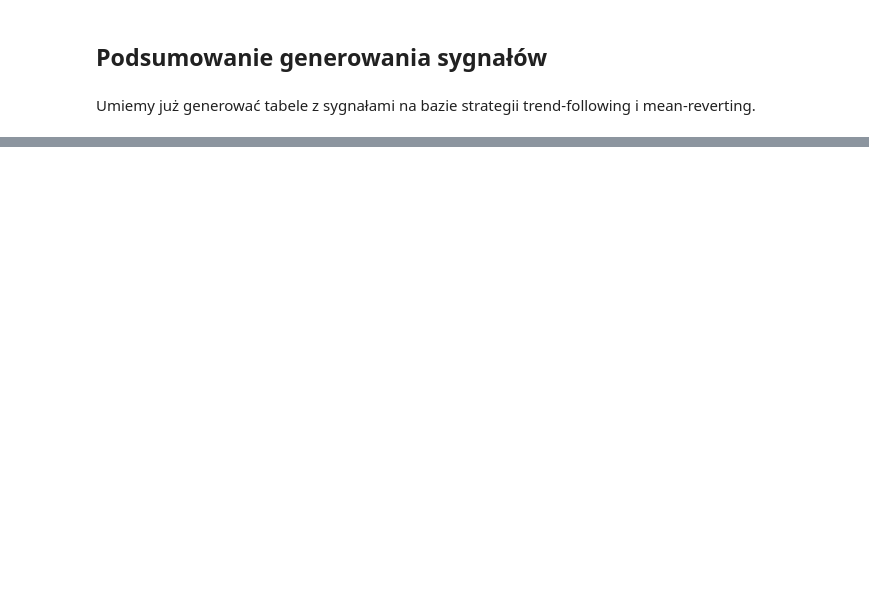
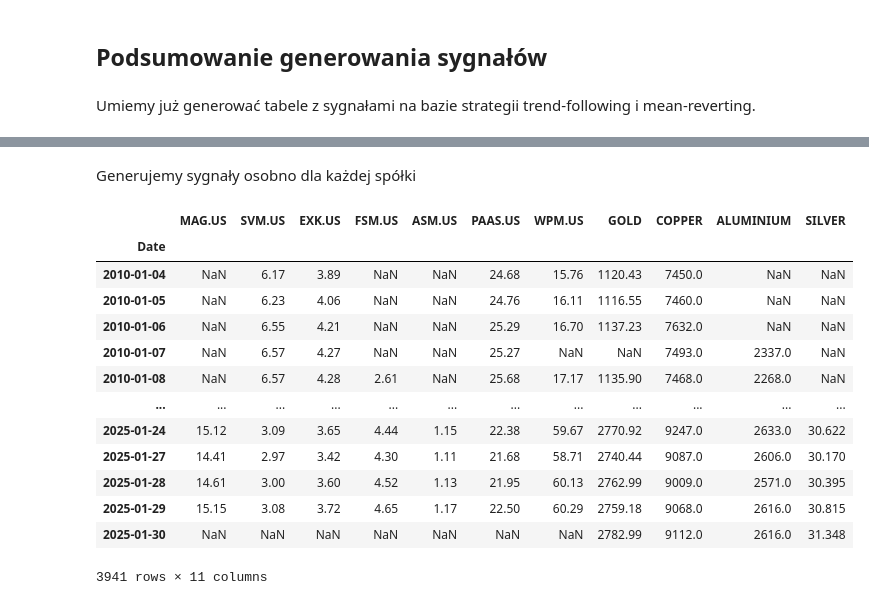
Before and after one commit to jakubweglowski/trading-bot, a Jupyter notebook: notebook1.ipynb, the cells around one changed output, grey strips where cells are left out. Saved outputs shown, nothing was run; the diff lists cells and outputs as text; code cells hidden in the pictures; blank space fills up the shorter version.

```diff
--- a/notebook1.ipynb
+++ b/notebook1.ipynb
@@ -139,0 +139,19 @@ pnl.cumsum().plot(figsize=(10, 6),
+# %% [markdown]
+Generujemy sygnały osobno dla każdej spółki
+# %%
+data
+# %% [output]
+|  | MAG.US | SVM.US | EXK.US | FSM.US | ASM.US | PAAS.US | WPM.US | GOLD | COPPER | ALUMINIUM | SILVER |
+| Date |  |  |  |  |  |  |  |  |  |  |  |
+| 2010-01-04 | NaN | 6.17 | 3.89 | NaN | NaN | 24.68 | 15.76 | 1120.43 | 7450.0 | NaN | NaN |
+| 2010-01-05 | NaN | 6.23 | 4.06 | NaN | NaN | 24.76 | 16.11 | 1116.55 | 7460.0 | NaN | NaN |
+| 2010-01-06 | NaN | 6.55 | 4.21 | NaN | NaN | 25.29 | 16.70 | 1137.23 | 7632.0 | NaN | NaN |
+| 2010-01-07 | NaN | 6.57 | 4.27 | NaN | NaN | 25.27 | NaN | NaN | 7493.0 | 2337.0 | NaN |
+| 2010-01-08 | NaN | 6.57 | 4.28 | 2.61 | NaN | 25.68 | 17.17 | 1135.90 | 7468.0 | 2268.0 | NaN |
+| ... | ... | ... | ... | ... | ... | ... | ... | ... | ... | ... | ... |
+| 2025-01-24 | 15.12 | 3.09 | 3.65 | 4.44 | 1.15 | 22.38 | 59.67 | 2770.92 | 9247.0 | 2633.0 | 30.622 |
+| 2025-01-27 | 14.41 | 2.97 | 3.42 | 4.30 | 1.11 | 21.68 | 58.71 | 2740.44 | 9087.0 | 2606.0 | 30.170 |
+| 2025-01-28 | 14.61 | 3.00 | 3.60 | 4.52 | 1.13 | 21.95 | 60.13 | 2762.99 | 9009.0 | 2571.0 | 30.395 |
+| 2025-01-29 | 15.15 | 3.08 | 3.72 | 4.65 | 1.17 | 22.50 | 60.29 | 2759.18 | 9068.0 | 2616.0 | 30.815 |
+| 2025-01-30 | NaN | NaN | NaN | NaN | NaN | NaN | NaN | 2782.99 | 9112.0 | 2616.0 | 31.348 |
+3941 rows × 11 columns
```
Also changed, not shown: parts of 4 cells of this notebook, 57 other files.
